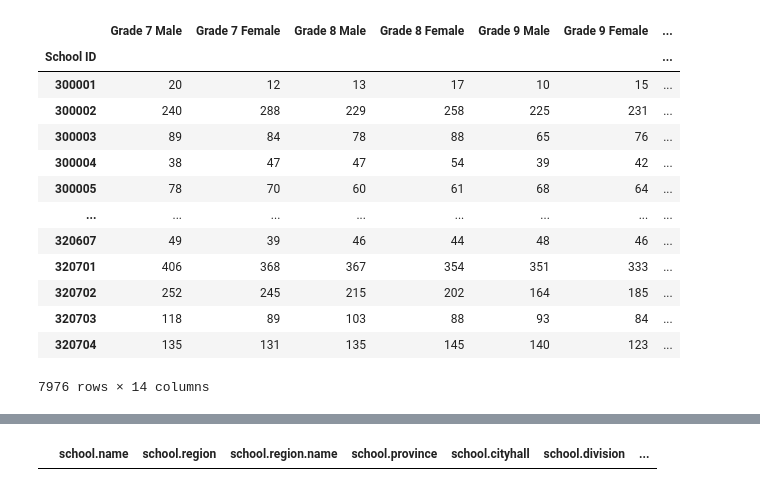
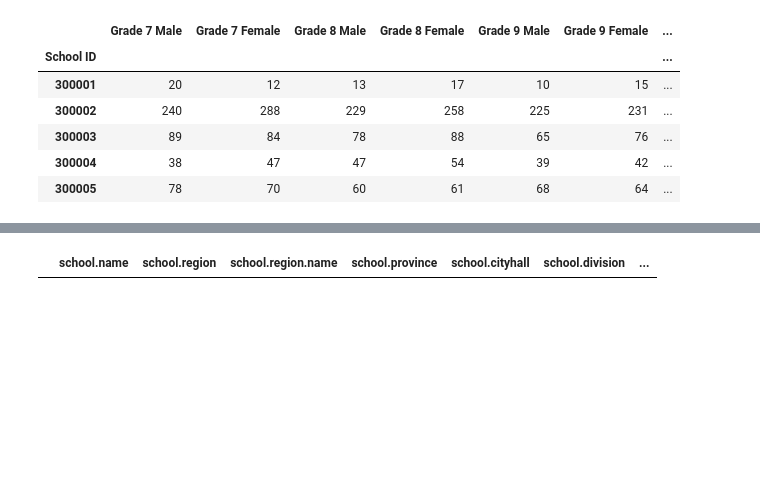
Before and after one commit to kayeyao/education-analytics, a Jupyter notebook: education_analytics/Sprint1_EDA.ipynb, the cells around one changed output, grey strips where cells are left out. Cells and saved outputs as stored; diff of their text form; code cells hidden in the pictures; blank space fills up the shorter version.

```diff
--- a/education_analytics/Sprint1_EDA.ipynb
+++ b/education_analytics/Sprint1_EDA.ipynb
@@ -57,26 +51,19 @@ df_all
 # %%
 df_secondary = (pd.read_csv('Enrollment Master Data_2015_S.csv')[:-1]
                   .replace(",", "", regex=True)
                   .astype(int)
                   .rename(columns = {'SPED NG Male':'SPED NG Male SS', 'SPED NG Female' :'SPED NG Female SS'})
                   .set_index("School ID"))
 
-df_secondary
+df_secondary.head()
 # %% [output]
 |  | Grade 7 Male | Grade 7 Female | Grade 8 Male | Grade 8 Female | Grade 9 Male | Grade 9 Female | ... |
 | School ID |  |  |  |  |  |  | ... |
 | 300001 | 20 | 12 | 13 | 17 | 10 | 15 | ... |
 | 300002 | 240 | 288 | 229 | 258 | 225 | 231 | ... |
 | 300003 | 89 | 84 | 78 | 88 | 65 | 76 | ... |
 | 300004 | 38 | 47 | 47 | 54 | 39 | 42 | ... |
 | 300005 | 78 | 70 | 60 | 61 | 68 | 64 | ... |
-| ... | ... | ... | ... | ... | ... | ... | ... |
-| 320607 | 49 | 39 | 46 | 44 | 48 | 46 | ... |
-| 320701 | 406 | 368 | 367 | 354 | 351 | 333 | ... |
-| 320702 | 252 | 245 | 215 | 202 | 164 | 185 | ... |
-| 320703 | 118 | 89 | 103 | 88 | 93 | 84 | ... |
-| 320704 | 135 | 131 | 135 | 145 | 140 | 123 | ... |
-7976 rows × 14 columns
 # %%
 df_all.isna().sum()
 # %% [output]
```
Also changed, not shown: parts of 54 cells of this notebook.
